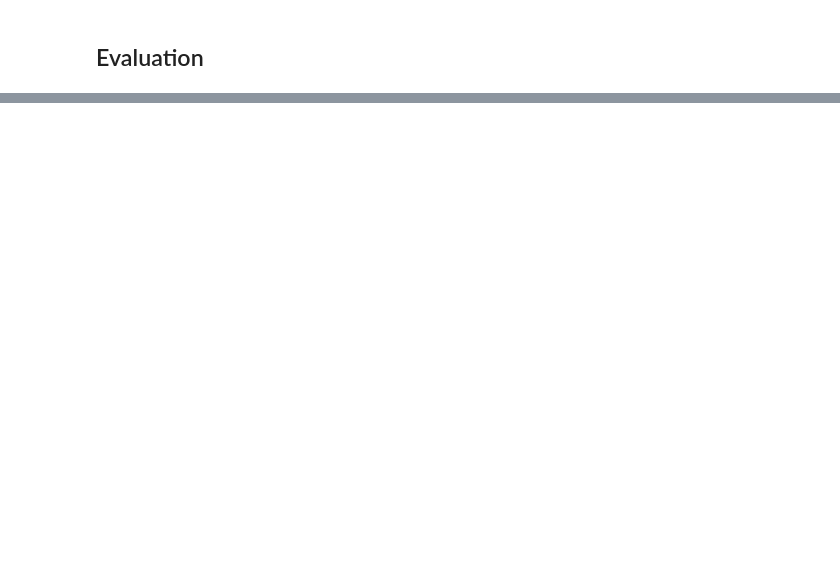
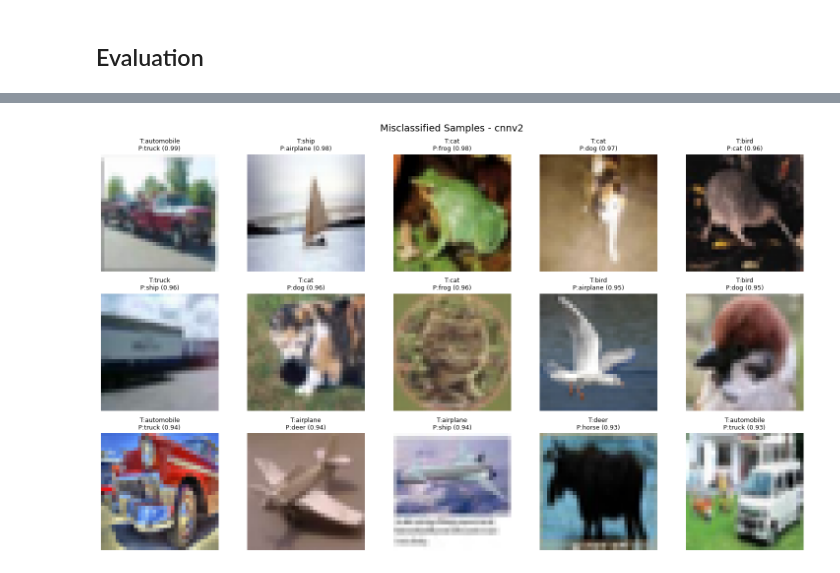
Before and after one commit to albipuliga/CIFAR10-Pytorch, a Jupyter notebook: src/cnn.ipynb, the cells around one changed output, grey strips where cells are left out. Drawn from its saved outputs; the diff is of its cells as text; code cells hidden in the pictures; blank space fills up the shorter version.

```diff
--- a/src/cnn.ipynb
+++ b/src/cnn.ipynb
@@ -191,0 +679,22 @@ Accuracy: 69.58%
+# %%
+def denorm(x):
+    img = x.numpy().transpose(1, 2, 0)
+    img = img * train_std.reshape(1, 1, 3) + train_mean.reshape(1, 1, 3)
+    return np.clip(img, 0, 1)
+
+
+y_true = selected["y_true"]
+y_pred = selected["y_pred"]
+conf = selected["confidence"]
+images = selected["images"]
+
+errors = np.where(y_true != y_pred)[0]
+conf_errors = errors[np.argsort(conf[errors])[::-1]]
+
+print(f"Total errors ({evaluated_model}): {len(errors)}")
+print("Top 10 confident mistakes:")
+for idx in conf_errors[:10]:
+    print(
+        f"idx={idx:4d} | true={class_names[y_true[idx]]:>10s} | "
+        f"pred={class_names[y_pred[idx]]:>10s} | conf={conf[idx]:.3f}"
+    )
@@ -191,0 +714,22 @@ Accuracy: 69.58%
+# %%
+show_n = 15
+pick = conf_errors[:show_n]
+fig, axes = plt.subplots(3, 5, figsize=(15, 9))
+axes = axes.flatten()
+
+for ax in axes:
+    ax.axis("off")
+
+for ax, idx in zip(axes, pick):
+    ax.imshow(denorm(images[idx]))
+    ax.set_title(
+        f"T:{class_names[y_true[idx]]}\nP:{class_names[y_pred[idx]]} ({conf[idx]:.2f})",
+        fontsize=9,
+    )
+
+plt.suptitle(f"Misclassified Samples - {evaluated_model}", fontsize=14)
+plt.tight_layout()
+plt.savefig(FIGURES_DIR / f"misclassified_{evaluated_model}.png", dpi=150)
+plt.show()
+# %% [output]
+[figure, added]
```
Also changed, not shown: parts of 48 cells of this notebook.
